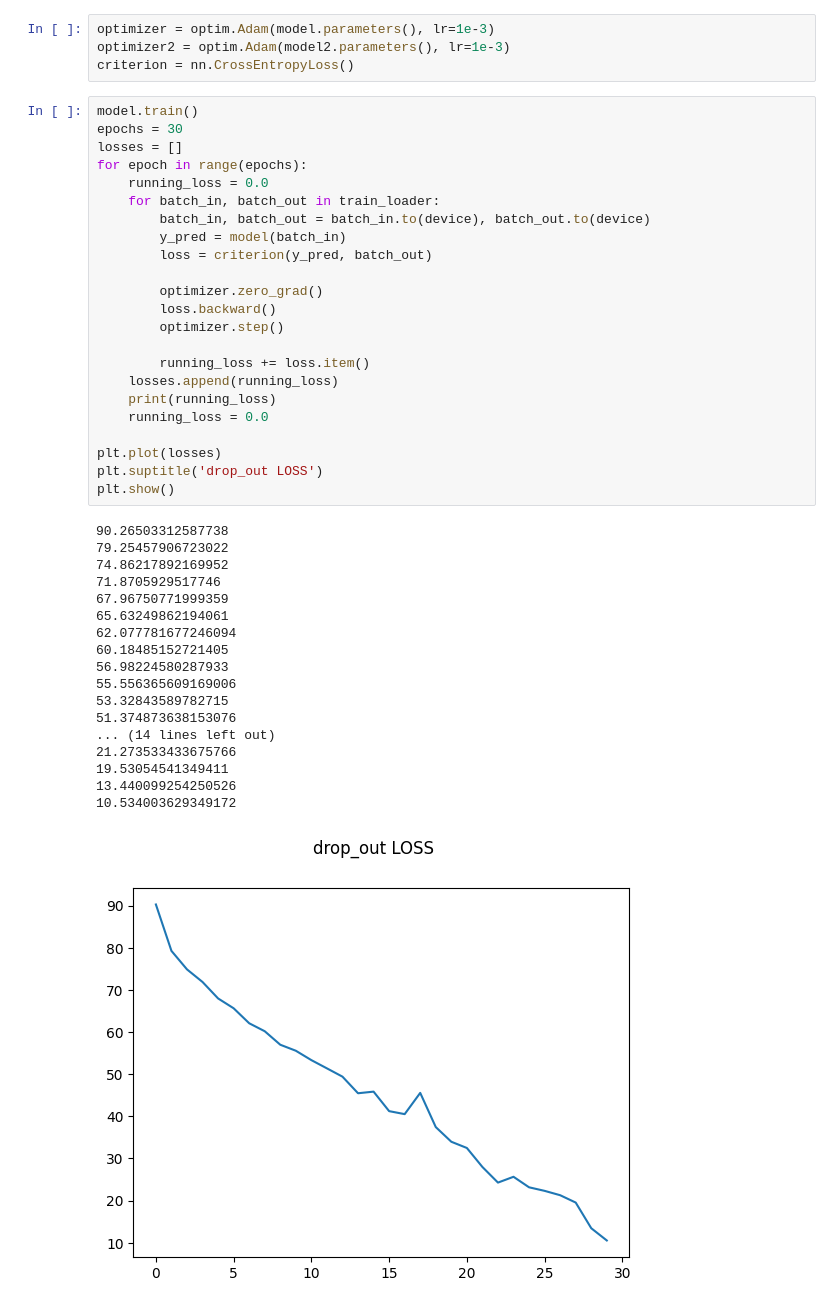
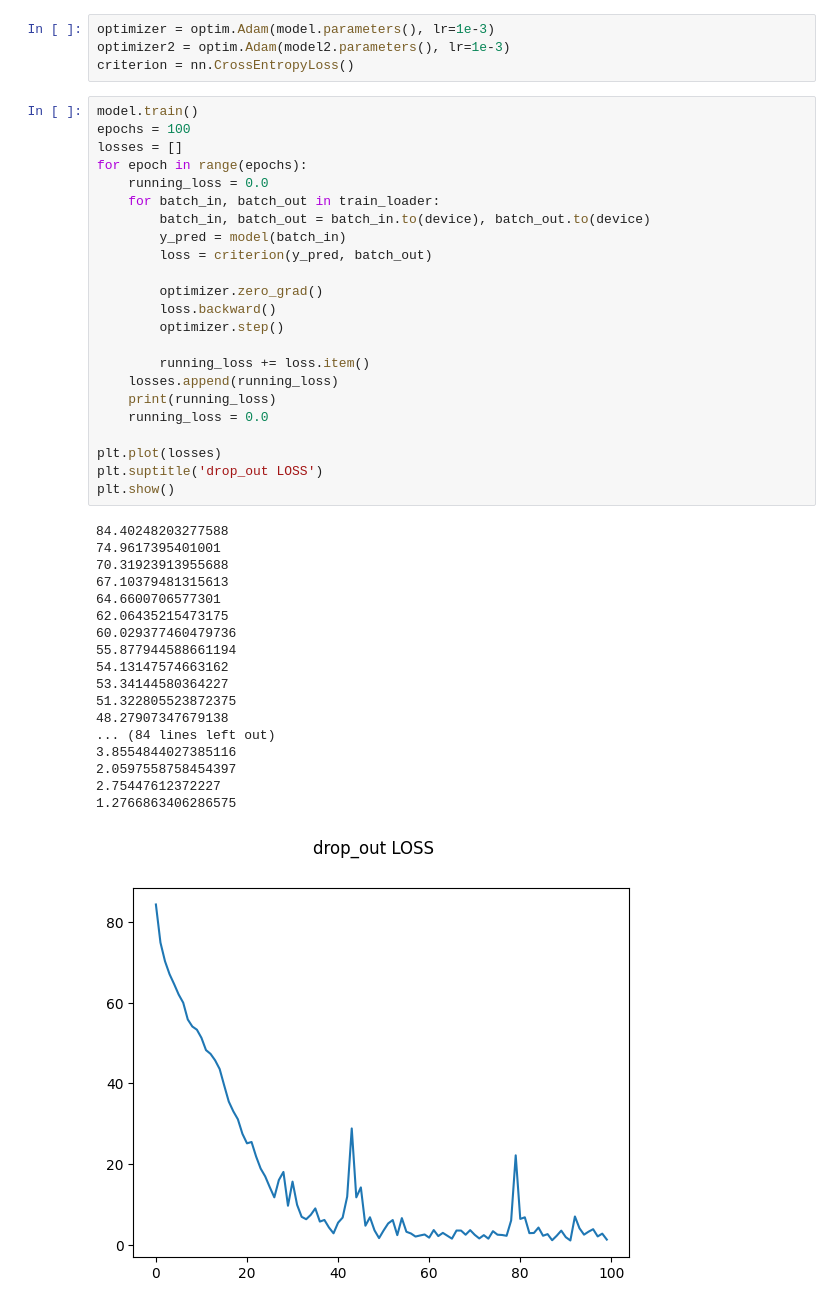
Before and after one commit to yongwookim1/paper_review, a Jupyter notebook: AlexNet/AlexNet.ipynb, the cells around one changed output. Saved outputs shown, nothing was run; the diff lists cells and outputs as text.

```diff
--- a/AlexNet/AlexNet.ipynb
+++ b/AlexNet/AlexNet.ipynb
@@ -145,46 +146,46 @@ optimizer2 = optim.Adam(model2.parameters(), lr=1e-3)
 criterion = nn.CrossEntropyLoss()
 # %%
 model.train()
-epochs = 30
+epochs = 100
 losses = []
 for epoch in range(epochs):
     running_loss = 0.0
     for batch_in, batch_out in train_loader:
         batch_in, batch_out = batch_in.to(device), batch_out.to(device)
         y_pred = model(batch_in)
         loss = criterion(y_pred, batch_out)
 
         optimizer.zero_grad()
         loss.backward()
         optimizer.step()
 
         running_loss += loss.item()
     losses.append(running_loss)
     print(running_loss)
     running_loss = 0.0
 
 plt.plot(losses)
 plt.suptitle('drop_out LOSS')
 plt.show()
 # %% [output]
-90.26503312587738
-79.25457906723022
-74.86217892169952
-71.8705929517746
-67.96750771999359
-65.63249862194061
-62.077781677246094
-60.18485152721405
-56.98224580287933
-55.556365609169006
-53.32843589782715
-51.374873638153076
-... (14 lines left out)
-21.273533433675766
-19.53054541349411
-13.440099254250526
-10.534003629349172
+84.40248203277588
+74.9617395401001
+70.31923913955688
+67.10379481315613
+64.6600706577301
+62.06435215473175
+60.029377460479736
+55.877944588661194
+54.13147574663162
+53.34144580364227
+51.322805523872375
+48.27907347679138
+... (84 lines left out)
+3.8554844027385116
+2.0597558758454397
+2.75447612372227
+1.2766863406286575
-[figure, old version]
+[figure, new version]
 # %%
 model.eval()
 correct = 0
```
Also changed, not shown: parts of 6 cells of this notebook, 1 other file.
